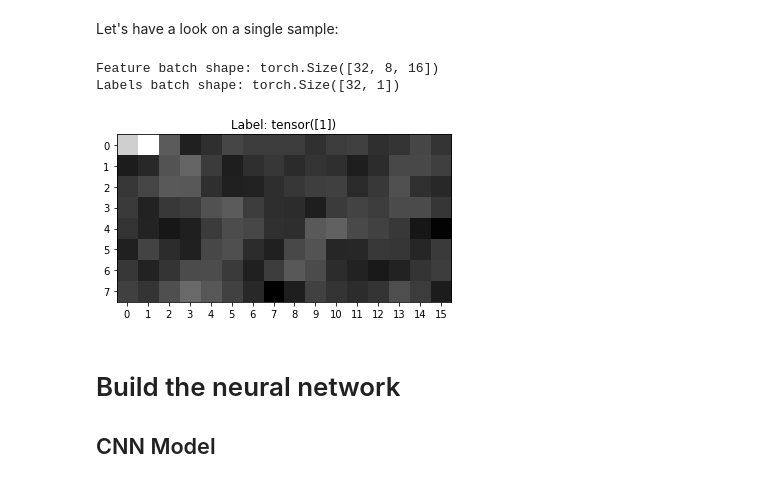
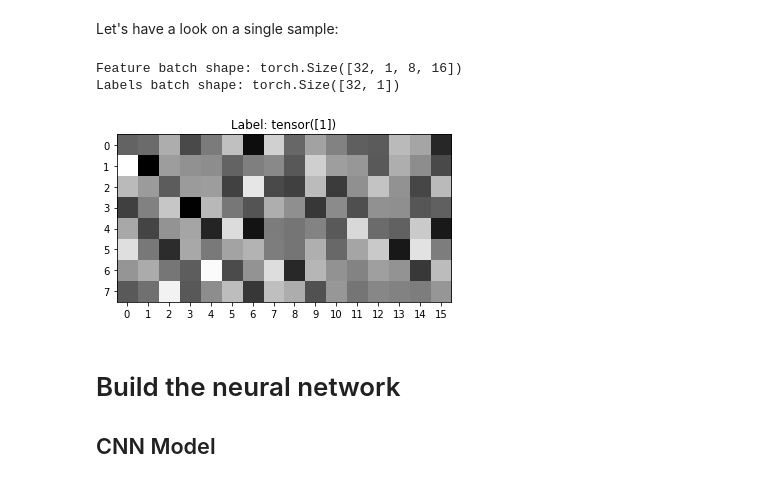
Before and after one commit to shic70666/homework, a Jupyter notebook: CNN/CNN_SHM_test.ipynb, the cells around one changed output. Cells and saved outputs as stored; diff of their text form; code cells hidden in the pictures.

Commit message:
CS: [success run for one column data]

```diff
--- a/CNN/CNN_SHM_test.ipynb
+++ b/CNN/CNN_SHM_test.ipynb
@@ -33,26 +33,28 @@ class SHM_Dataset(Dataset):
         feature = np.array(self.data.iloc[index])
         return feature, label
 
-shmDS = SHM_Dataset(1, "~/Codes/homework/SHM/shm01s.json")
+shmDS = SHM_Dataset(1, "~/Codes/homework/data/SHM/shm01s.json")
 
 train_loader = DataLoader(shmDS, batch_size=32, shuffle=True) # split samples into mini-batches and reshuffle the data to reduce overfitting
+test_loader = DataLoader(shmDS, batch_size=32, shuffle=False)
 # %% [markdown]
 Let's have a look on a single sample:
 # %%
 train_features, train_labels = next(iter(train_loader))
+train_features = train_features.unsqueeze(dim=1)
 print(f"Feature batch shape: {train_features.size()}")
 print(f"Labels batch shape: {train_labels.size()}")
 
 img = train_features[0].squeeze()
 label = train_labels[0]
 fig, axis = plt.subplots()
 axis.imshow(img, cmap="gray")
 axis.set(title=f"Label: {label}", xticks=range(16), yticks=range(8))
 plt.show()
 # %% [output]
-Feature batch shape: torch.Size([32, 8, 16])
+Feature batch shape: torch.Size([32, 1, 8, 16])
 Labels batch shape: torch.Size([32, 1])
-[figure, old version]
+[figure, new version]
 # %% [markdown]
 # Build the neural network
 
```
Also changed, not shown: parts of 4 cells of this notebook.
